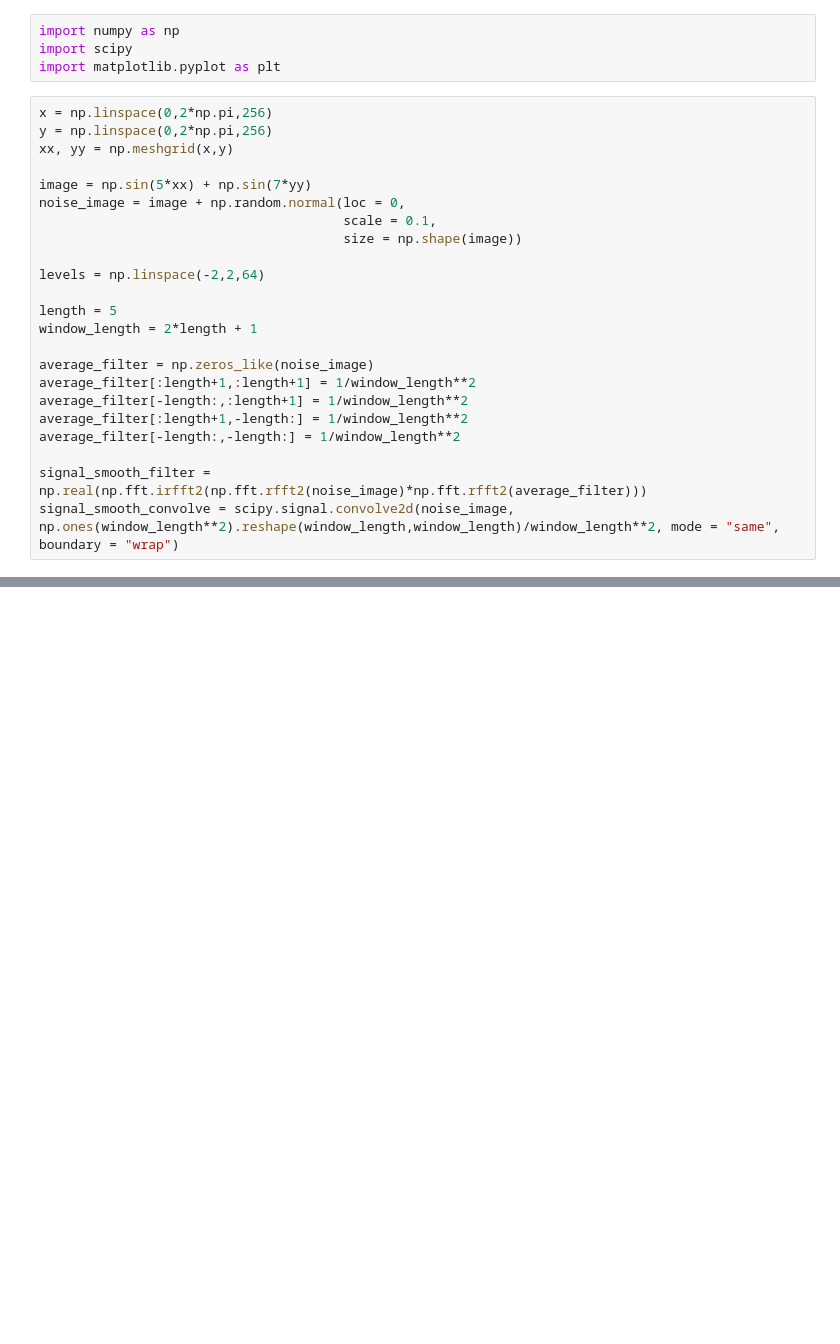
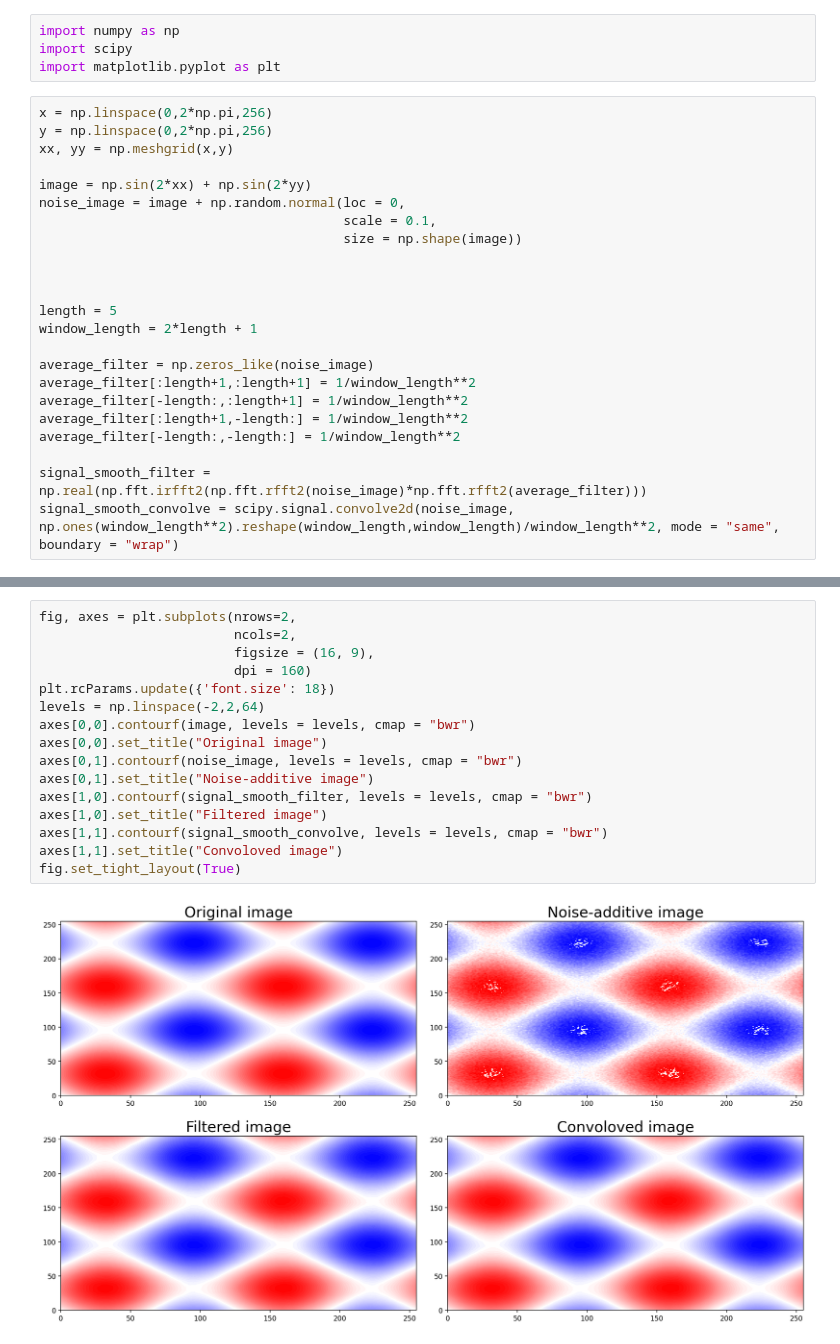
Before and after one commit to PeterLin54088/Miscellaneous, a Jupyter notebook: Example-RunningMean.ipynb, the cells around one changed output, grey strips where cells are left out. Drawn from its saved outputs; the diff is of its cells as text; blank space fills up the shorter version.

```diff
--- a/Example-RunningMean.ipynb
+++ b/Example-RunningMean.ipynb
@@ -7,12 +7,12 @@ x = np.linspace(0,2*np.pi,256)
 y = np.linspace(0,2*np.pi,256)
 xx, yy = np.meshgrid(x,y)
 
-image = np.sin(5*xx) + np.sin(7*yy)
+image = np.sin(2*xx) + np.sin(2*yy)
 noise_image = image + np.random.normal(loc = 0,
                                        scale = 0.1,
                                        size = np.shape(image))
 
-levels = np.linspace(-2,2,64)
+
 
 length = 5
 window_length = 2*length + 1
@@ -47,0 +28,18 @@ plt.contourf(signal_smooth_convolve, levels = levels, cmap = "bwr")
+# %%
+fig, axes = plt.subplots(nrows=2,
+                         ncols=2,
+                         figsize = (16, 9),
+                         dpi = 160)
+plt.rcParams.update({'font.size': 18})
+levels = np.linspace(-2,2,64)
+axes[0,0].contourf(image, levels = levels, cmap = "bwr")
+axes[0,0].set_title("Original image")
+axes[0,1].contourf(noise_image, levels = levels, cmap = "bwr")
+axes[0,1].set_title("Noise-additive image")
+axes[1,0].contourf(signal_smooth_filter, levels = levels, cmap = "bwr")
+axes[1,0].set_title("Filtered image")
+axes[1,1].contourf(signal_smooth_convolve, levels = levels, cmap = "bwr")
+axes[1,1].set_title("Convoloved image")
+fig.set_tight_layout(True)
+# %% [output]
+[figure, added]
```
Also changed, not shown: parts of 4 cells of this notebook, 3 other files.
